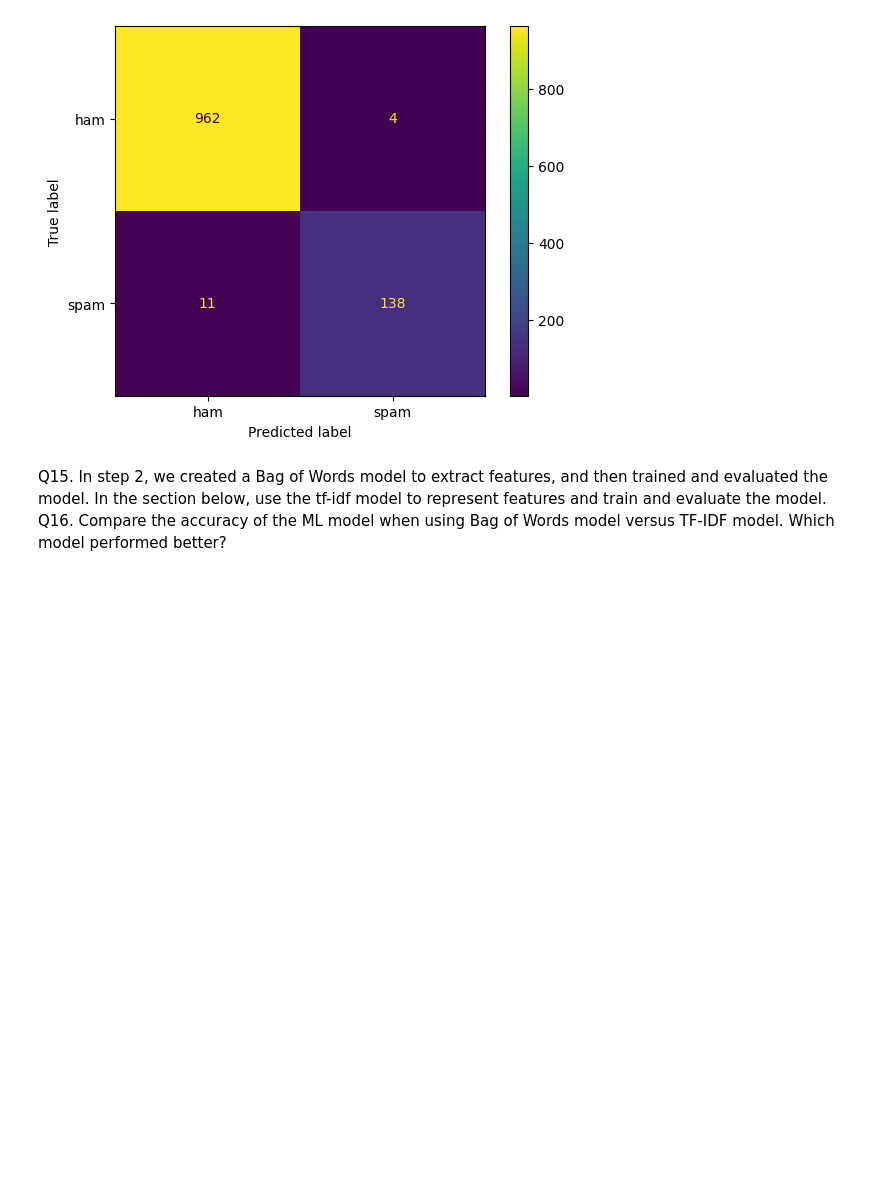
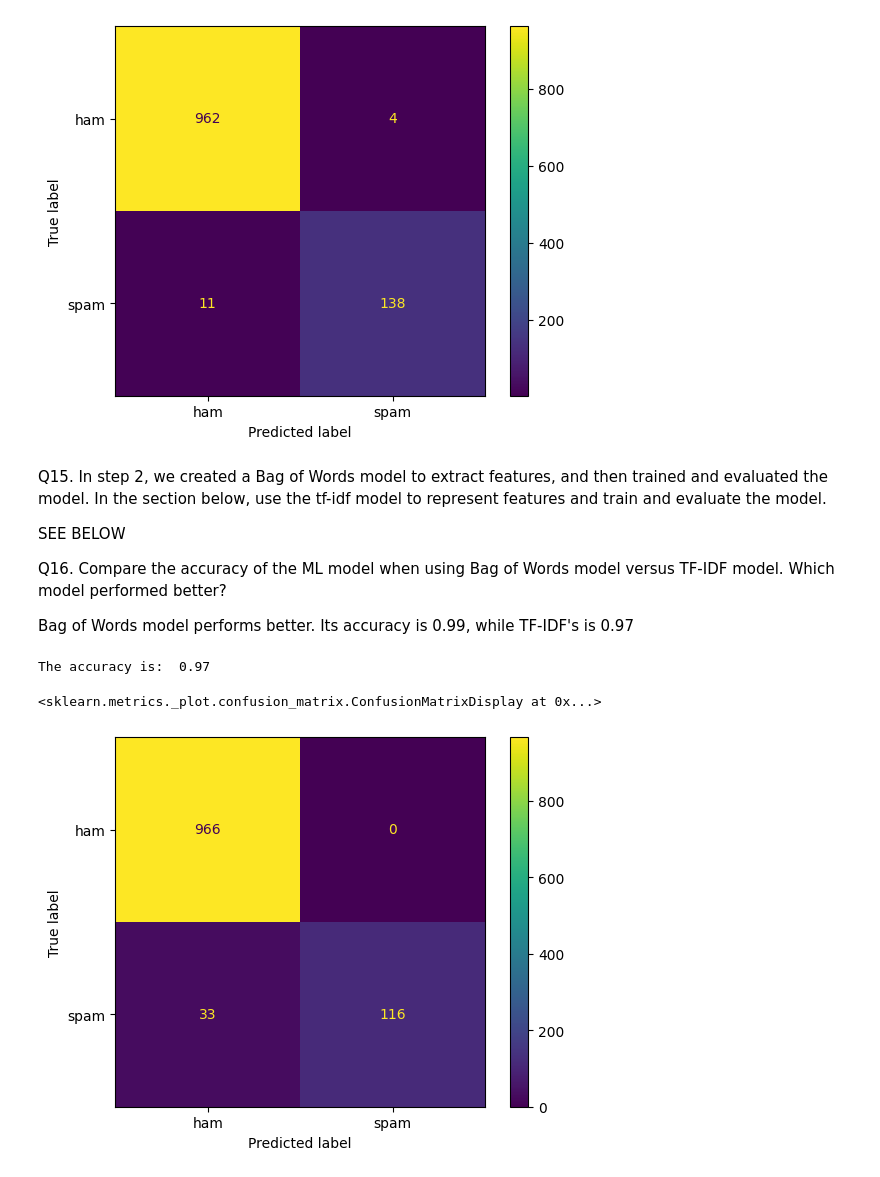
Before and after one commit to Luka-Cui/Project-6, a Jupyter notebook: Luka-project-6.ipynb, the cells around one changed output. Drawn from its saved outputs; the diff is of its cells as text; code cells hidden in the pictures; blank space fills up the shorter version.

```diff
--- a/Luka-project-6.ipynb
+++ b/Luka-project-6.ipynb
@@ -226,4 +226,25 @@ ConfusionMatrixDisplay(cf_matrix, display_labels=model.classes_).plot()
 [figure]
 # %% [markdown]
 Q15. In step 2, we created a Bag of Words model to extract features, and then trained and evaluated the model. In the section below, use the tf-idf model to represent features and train and evaluate the model.
+
+SEE BELOW
+
 Q16. Compare the accuracy of the ML model when using Bag of Words model versus TF-IDF model. Which model performed better?
+
+Bag of Words model performs better. Its accuracy is 0.99, while TF-IDF's is 0.97
+# %%
+x_train, vectorizer = create_tfidf_model(preprocessed_X_train)
+x_test = vectorizer.transform(preprocessed_X_test)
+# %%
+model = train_model(x_train, y_train)
+# %%
+accuracy, cf_matrix = evaluate_model(model, x_test, y_test)
+# %%
+print(f"The accuracy is: {accuracy: .2f}")
+# %% [output]
+The accuracy is:  0.97
+# %%
+ConfusionMatrixDisplay(cf_matrix, display_labels=model.classes_).plot()
+# %% [output]
+<sklearn.metrics._plot.confusion_matrix.ConfusionMatrixDisplay at 0x...>
+[figure, added]
```
Also changed, not shown: parts of 1 cell of this notebook.
